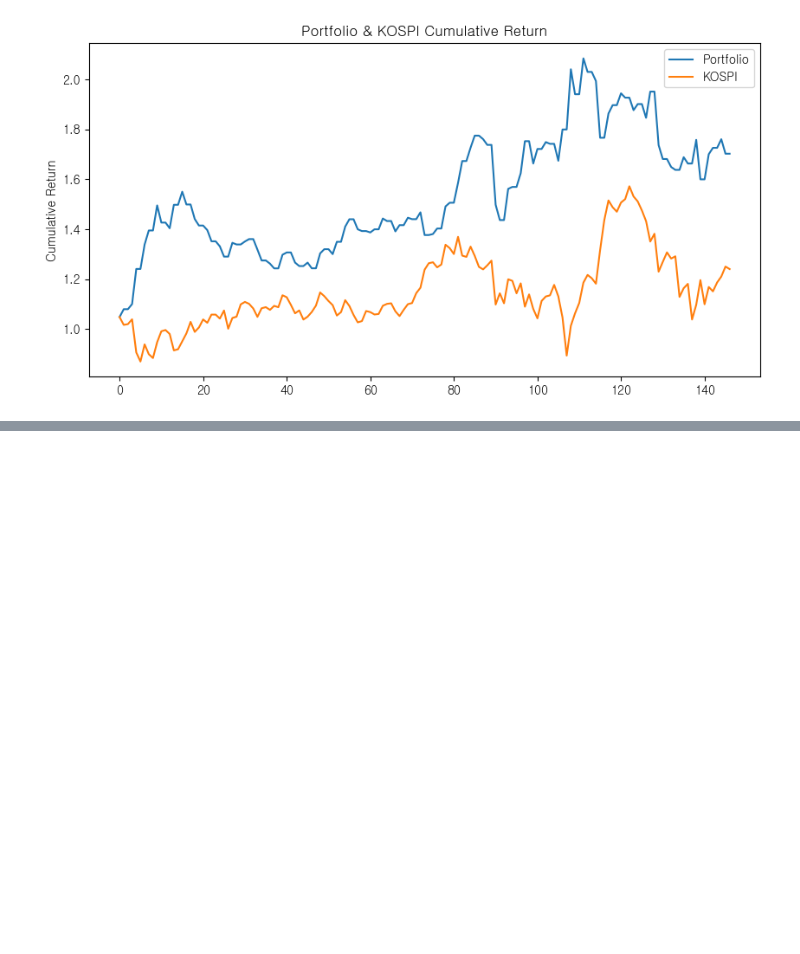
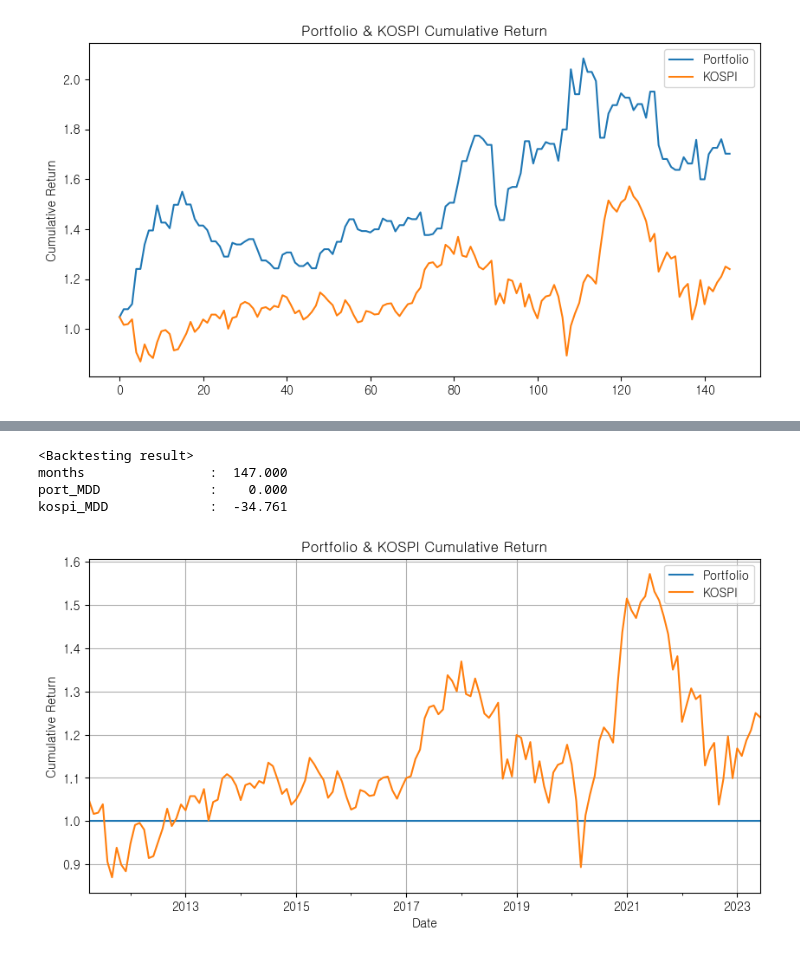
Before and after one commit to Il1Il1IllI1I/Hackathon_Finance, a Jupyter notebook: backtest/run.ipynb, the cells around one changed output, grey strips where cells are left out. Cells and saved outputs as stored; diff of their text form; code cells hidden in the pictures; blank space fills up the shorter version.

```diff
--- a/backtest/run.ipynb
+++ b/backtest/run.ipynb
@@ -278,0 +372,67 @@ port_MDD            :   -0.233
+# %%
+import numpy as np
+import pandas as pd
+import matplotlib.pyplot as plt
+
+# 최대 손실 낙폭(Maximum Drawdown) 함수 정의
+def MDD(price_series):
+    max_value = price_series.expanding(min_periods=1).max()
+    drawdown = price_series / max_value - 1.0
+    return drawdown.min()
+
+# 변환 함수 정의 (2='up', 1='neutral', 0='down')
+def convert_num(pred):
+    mapping = {2: 'up', 1: 'neutral', 0: 'down'}
+    return pred.map(mapping)
+
+# 월간 시장수익률 데이터 가져오기
+kdata = pd.read_csv("kospi_month_end.csv")
+
+# 날짜를 datetime 타입으로 변환하고 인덱스로 설정
+kdata['date'] = pd.to_datetime(kdata['base_date'])
+kdata.set_index('date', inplace=True)
+
+# 예측된 값(y_pred)을 직접 입력하거나 외부에서 불러오기
+# y_pred = pd.Series([0, 1, 2] * (len(kdata) // 3), index=kdata.index)  # 예시
+
+# AI모델로 예측한 예측정보 적용
+kdata['stage'] = y_pred
+
+# 전월말 투자의견 열 생성
+kdata['pre_stage'] = kdata['stage'].shift(1)
+kdata['port_return'] = 0
+
+# 전략 수익률 생성
+kdata['port_return'] = np.where(kdata['pre_stage'] == 2, kdata['m_return'], 0)
+kdata['port_return'] = np.where(kdata['pre_stage'] == 0, -kdata['m_return'], kdata['port_return'])
+
+# 코스피와 모델포트폴리오의 누적수익률 생성
+kdata['kospi_cumul'] = (1 + kdata['m_return']).cumprod()
+kdata['port_cumul'] = (1 + kdata['port_return']).cumprod()
+
+# 백테스팅 결과 기록(CAGR, 변동성, Sharpe ratio, MDD)
+my_back = {'months': len(kdata)}
+my_back['port_MDD'] = MDD(kdata['port_cumul']) * 100
+my_back['kospi_MDD'] = MDD(kdata['kospi_cumul']) * 100
+
+# 백테스팅 결과 출력하기
+print("<Backtesting result>")
+for key, value in my_back.items():
+    print(f"{key:22}: {value:>8.3f}")
+
+# 포트폴리오 누적수익률 그래프
+plt.figure(figsize=(10, 5))
+kdata['port_cumul'].plot(label='Portfolio')
+kdata['kospi_cumul'].plot(label='KOSPI')
+plt.title('Portfolio & KOSPI Cumulative Return')
+plt.ylabel('Cumulative Return')
+plt.xlabel('Date')
+plt.legend()
+plt.grid(True)
+plt.show()
+# %% [output]
+<Backtesting result>
+months                :  147.000
+port_MDD              :    0.000
+kospi_MDD             :  -34.761
+[figure, added]
```
Also changed, not shown: parts of 1 cell of this notebook, 1 other file.
